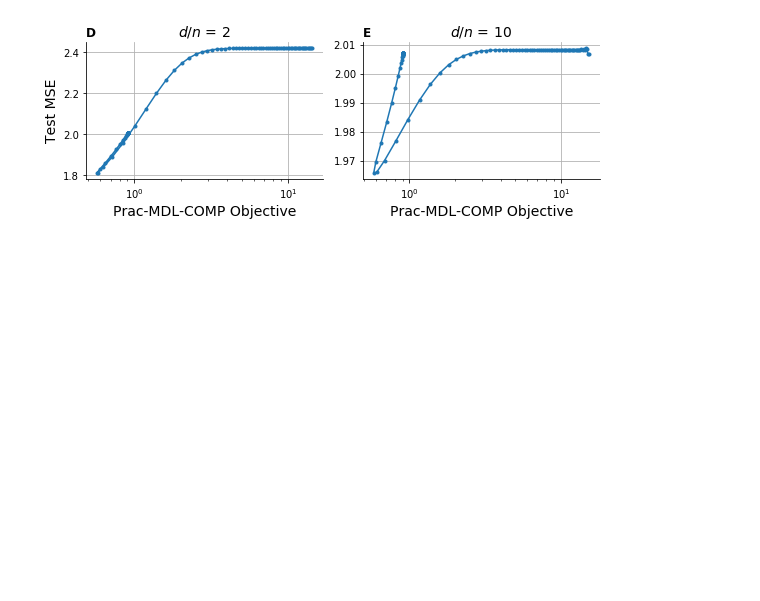
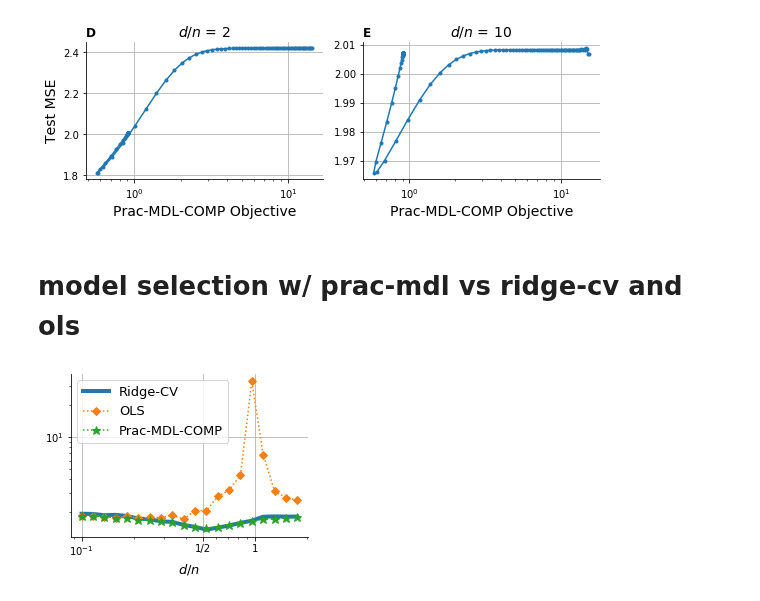
Before and after one commit to csinva/mdl-complexity, a Jupyter notebook: 02_fig2_explore_prac_mdl_comp.ipynb, the cells around one changed output. Drawn from its saved outputs; the diff is of its cells as text; code cells hidden in the pictures; blank space fills up the shorter version.

```diff
--- a/01_explore_lambda_loss_bias.ipynb
+++ b/02_fig2_explore_prac_mdl_comp.ipynb
@@ -133,6 +128,8 @@ for top_or_bot in ['top', 'bot']:
 # %% [output]
 [figure]
 [figure]
+# %% [markdown]
+# model selection w/ prac-mdl vs ridge-cv and ols
 # %%
 np.random.seed(13)
 num_features_max = 2000
@@ -177,25 +174,27 @@ r = pkl.load(open('ols_sweep_1.pkl', 'rb'))
 # %%
 SKIP = 6
 plt.figure(figsize=(4.25, 3))
 
 plt.plot(r['ratios'][::SKIP], r['test_mse_ridge'][::SKIP], label='Ridge-CV',
          linewidth=4)
 plt.plot(r['ratios'][::SKIP], r['test_mse_ols'][::SKIP], label='OLS', marker='D', ls=':')
 plt.plot(r['ratios'][::SKIP], r['test_mse_mdl'][::SKIP], label='Prac-MDL-COMP',
          marker='*', ls=':', markersize=9, )
 
 ax = plt.subplot(111)
 ax.spines['right'].set_visible(False)
 ax.spines['top'].set_visible(False)
 
 plt.yscale('log')
 plt.xscale('log')
 plt.xticks([1e-1, 5e-1, 1e0], ['$10^{-1}$', '1/2', '1'])
 plt.xlabel('$d / n$', fontsize=13)
 plt.grid()
 plt.legend(fontsize=13)
 plt.title('F', loc='left', fontweight='bold')
-# plt.savefig(oj(save_dir, 'fig_lambda_top.pdf'))
 plt.savefig(oj(save_dir, f'fig_iid_mse.pdf'),  bbox_inches = "tight")
-plt.savefig(oj(save_dir, f'fig_iid_mse.svg'))
+plt.title('', loc='left', fontweight='bold')
+plt.savefig(oj(save_dir, f'fig_iid_mse.svg'), bbox_inches = 'tight')
 plt.show()
+# %% [output]
+[figure, added]
```
Also changed, not shown: parts of 2 cells of this notebook, 2 other files.
